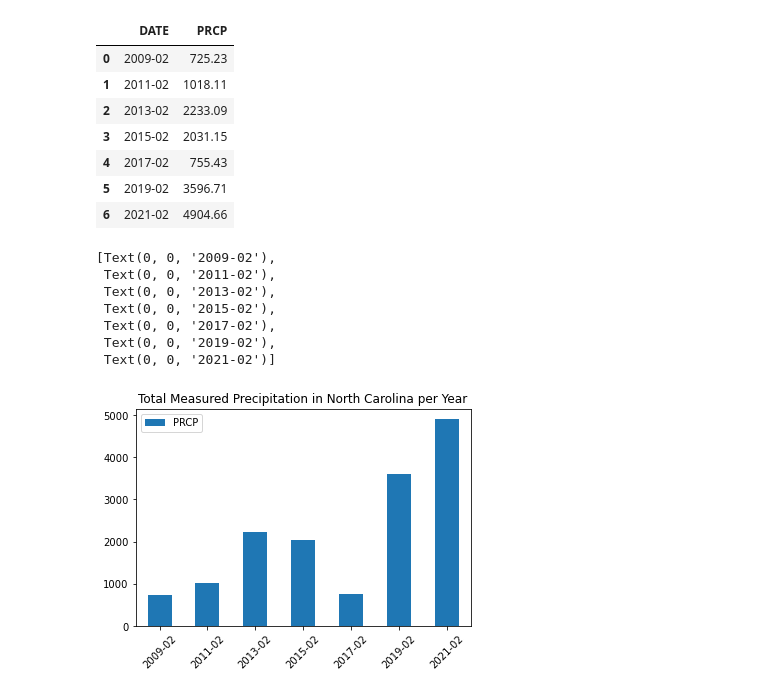
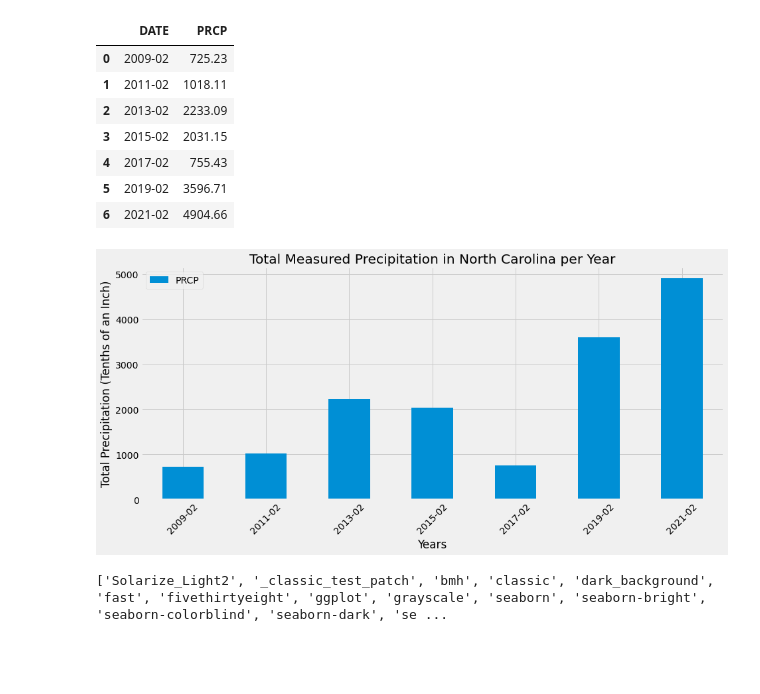
Before and after one commit to 1der4k/Data_Analysis_Project_1, a Jupyter notebook: NC_Precipitation.ipynb, the cells around one changed output. Cells and saved outputs as stored; diff of their text form; code cells hidden in the pictures; blank space fills up the shorter version.

Commit message:
added x and y labels and ggplot styling

```diff
--- a/NC_Precipitation.ipynb
+++ b/NC_Precipitation.ipynb
@@ -75,19 +75,24 @@ total_annual_prec_df
 # %%
 # Plot bar graph
 
-bar_prec = total_annual_prec_df.plot(kind="bar")
+bar_prec = total_annual_prec_df.plot(kind="bar", figsize = (14,6))
 
 plt.title("Total Measured Precipitation in North Carolina per Year")
 
 bar_prec.set_xticklabels(total_annual_prec_df["DATE"], rotation = 45)
+
+plt.ylabel("Total Precipitation (Tenths of an Inch)")
+
+plt.xlabel("Years")
+
+plt.style.use("ggplot")
 # %% [output]
-[Text(0, 0, '2009-02'),
- Text(0, 0, '2011-02'),
- Text(0, 0, '2013-02'),
- Text(0, 0, '2015-02'),
- Text(0, 0, '2017-02'),
- Text(0, 0, '2019-02'),
- Text(0, 0, '2021-02')]
-[figure, old version]
+[figure, new version]
+# %%
+# matplotlib available styles
+
+print(plt.style.available)
+# %% [output]
+['Solarize_Light2', '_classic_test_patch', 'bmh', 'classic', 'dark_background', 'fast', 'fivethirtyeight', 'ggplot', 'grayscale', 'seaborn', 'seaborn-bright', 'seaborn-colorblind', 'seaborn-dark', 'se ...
 # %%
 # Plot scatter plot
```
